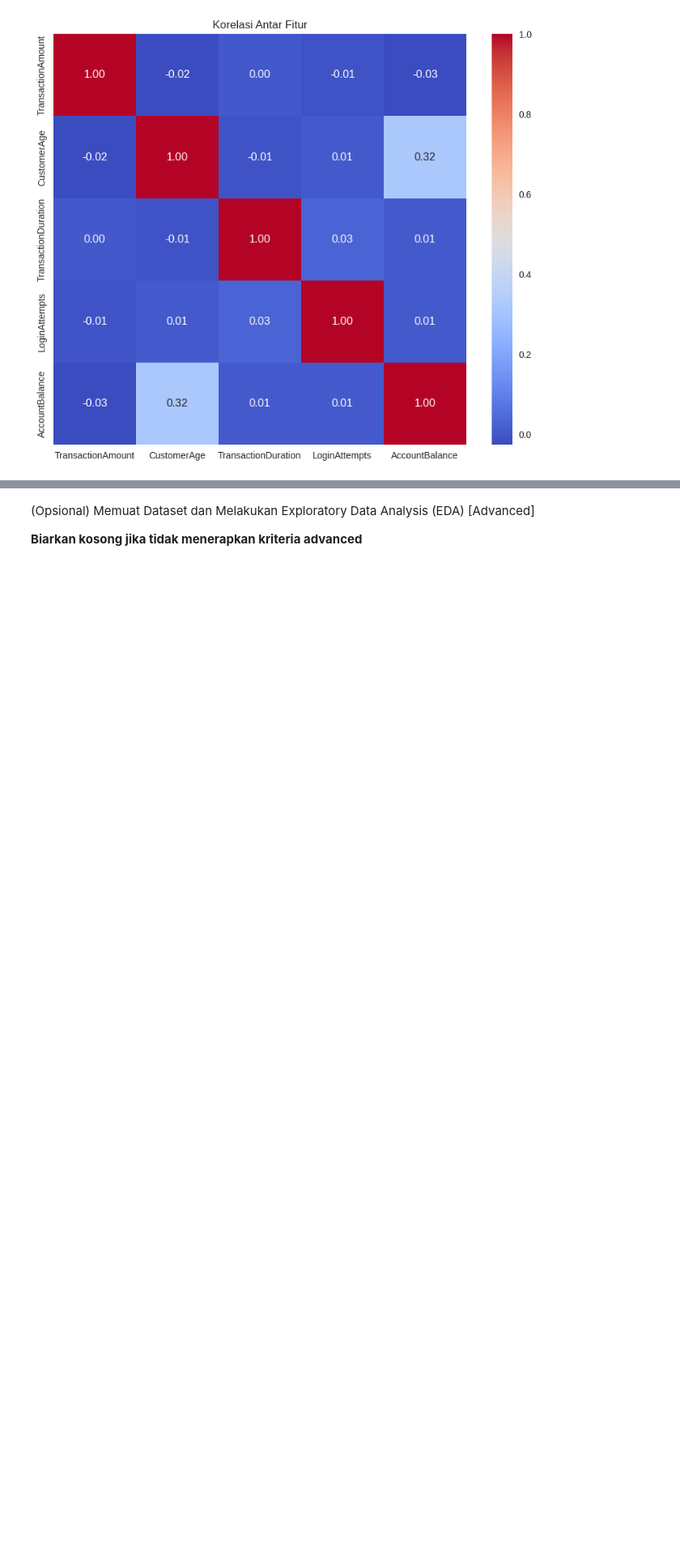
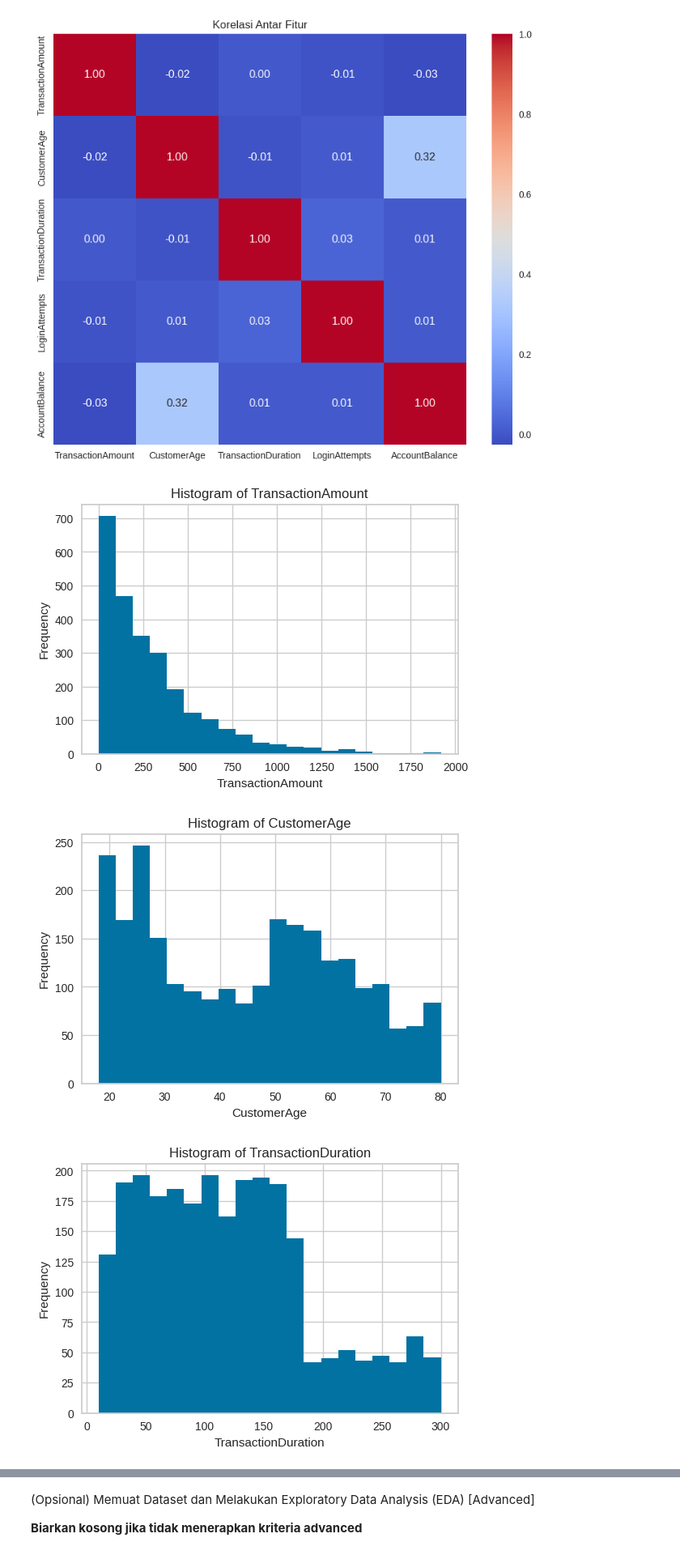
Before and after one commit to Hijaan/Dicoding_HIjaan, a Jupyter notebook: [Clustering]_Submission_Akhir_BMLP_Hasbi.ipynb, the cells around one changed output, grey strips where cells are left out. Shown at 81% size. Saved outputs shown, nothing was run; the diff lists cells and outputs as text; code cells hidden in the pictures; blank space fills up the shorter version.

```diff
--- a/[Clustering]_Submission_Akhir_BMLP_Hasbi.ipynb
+++ b/[Clustering]_Submission_Akhir_BMLP_Hasbi.ipynb
@@ -137,0 +140,14 @@ plt.show()
+# %%
+# Menampilkan histogram untuk semua kolom numerik (Opsional Skilled 1)
+for col in numerical_df:
+    plt.figure(figsize=(6, 4))
+    plt.hist(df[col].dropna(), bins=20)
+    plt.title(f'Histogram of {col}')
+    plt.xlabel(col)
+    plt.ylabel('Frequency')
+    plt.grid(True)
+    plt.show()
+# %% [output]
+[figure, added]
+[figure, added]
+[figure, added]
```
Also changed, not shown: parts of 29 cells of this notebook.
